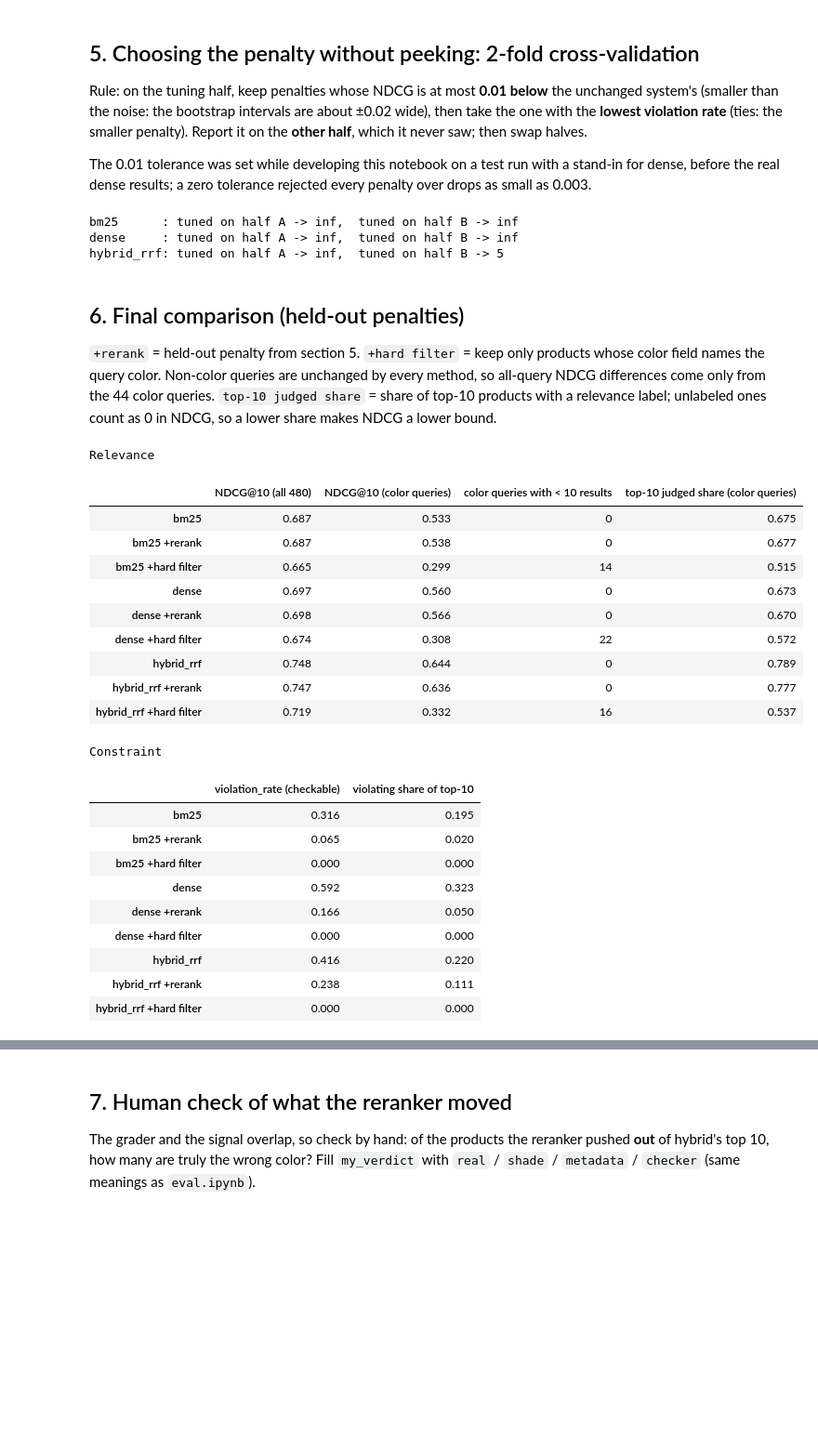
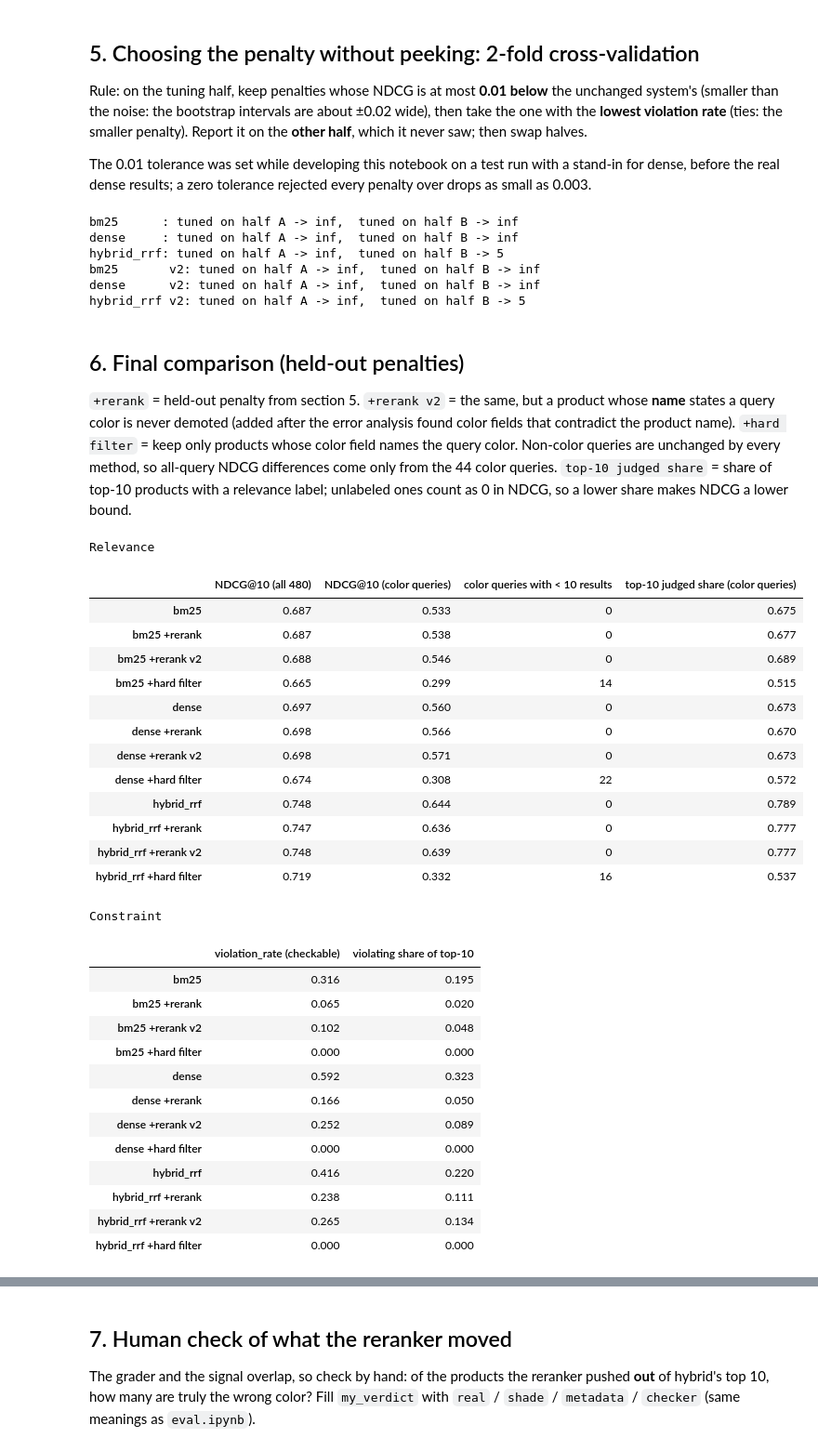
Before and after one commit to prisha2410/constraint-search, a Jupyter notebook: notebooks/04_constraint_rerank.ipynb, the cells around one changed output, grey strips where cells are left out. Shown at 93% size. Drawn from its saved outputs; the diff is of its cells as text; code cells hidden in the pictures; blank space fills up the shorter version.

Commit message:
Add mechanism ablation, failure analysis, second dense model, reranker v2

```diff
--- a/notebooks/04_constraint_rerank.ipynb
+++ b/notebooks/04_constraint_rerank.ipynb
@@ -104,6 +104,11 @@ def signal(qid):
     qcols = query_colors(qtext[qid], LENIENT)
     return lambda p: field_violates(qcols, pcolor.get(p, ""), LENIENT)
 
+def signal_v2(qid):
+    """v2: also spare products whose name states a query color (fixes fields that contradict the name)."""
+    qcols = query_colors(qtext[qid], LENIENT)
+    return lambda p: field_violates(qcols, pcolor.get(p, ""), LENIENT, name=pname.get(p, ""))
+
 rows = []
 for n, r in runs.items():
     for q in color_qids:
@@ -128,8 +133,8 @@ Relevance and violation are in **separate tables** (color queries only; other qu
 # %%
 PENALTIES = [0, 1, 2, 3, 5, 10, 20, float("inf")]
 
-def rerank(run, qids, penalty):
-    return {q: demote(run[q], signal(q), penalty) for q in qids}
+def rerank(run, qids, penalty, sig=signal):
+    return {q: demote(run[q], sig(q), penalty) for q in qids}
 
 def ndcg_per_query(run, qids):
     return [ndcg_at_k(run[q], qrels.get(q, {}), K) for q in qids]
@@ -138,6 +143,7 @@ def viol_per_query(run, qids, among="checkable"):
     return [constraint_violation_rate(run[q], grader(q), K, among) for q in qids]
 
 sweep = {(n, lam): rerank(r, color_qids, lam) for n, r in runs.items() for lam in PENALTIES}
+sweep_v2 = {(n, lam): rerank(r, color_qids, lam, signal_v2) for n, r in runs.items() for lam in PENALTIES}
 
 rel_sweep = pd.DataFrame({lam: {n: np.mean(ndcg_per_query(sweep[n, lam], color_qids)) for n in runs} for lam in PENALTIES})
 viol_sweep = pd.DataFrame({lam: {n: np.nanmean(viol_per_query(sweep[n, lam], color_qids)) for n in runs} for lam in PENALTIES})
@@ -188,10 +194,10 @@ folds = [shuffled[0::2], shuffled[1::2]]
 
 TOL = 0.01
 
-def choose_penalty(n, qids):
-    base = np.mean(ndcg_per_query(sweep[n, 0], qids))
-    ok = [lam for lam in PENALTIES if np.mean(ndcg_per_query(sweep[n, lam], qids)) >= base - TOL]
-    return min(ok, key=lambda lam: (np.nanmean(viol_per_query(sweep[n, lam], qids)), lam))
+def choose_penalty(n, qids, sw=sweep):
+    base = np.mean(ndcg_per_query(sw[n, 0], qids))
+    ok = [lam for lam in PENALTIES if np.mean(ndcg_per_query(sw[n, lam], qids)) >= base - TOL]
+    return min(ok, key=lambda lam: (np.nanmean(viol_per_query(sw[n, lam], qids)), lam))
 
 chosen = {}
 for n in runs:
@@ -202,14 +208,25 @@ for n in runs:
 # held-out run: each query reranked with the penalty chosen on the OTHER half
 held_out = {n: {**{q: sweep[n, chosen[n][1]][q] for q in folds[0]},
                 **{q: sweep[n, chosen[n][0]][q] for q in folds[1]}} for n in runs}
+
+# the same procedure for reranker v2
+chosen_v2 = {n: [choose_penalty(n, folds[i], sweep_v2) for i in (0, 1)] for n in runs}
+for n in runs:
+    print(f"{n:10s} v2: tuned on half A -> {chosen_v2[n][0]},  tuned on half B -> {chosen_v2[n][1]}")
+held_out_v2 = {n: {**{q: sweep_v2[n, chosen_v2[n][1]][q] for q in folds[0]},
+                   **{q: sweep_v2[n, chosen_v2[n][0]][q] for q in folds[1]}} for n in runs}
 # %% [output]
 bm25      : tuned on half A -> inf,  tuned on half B -> inf
 dense     : tuned on half A -> inf,  tuned on half B -> inf
 hybrid_rrf: tuned on half A -> inf,  tuned on half B -> 5
+bm25       v2: tuned on half A -> inf,  tuned on half B -> inf
+dense      v2: tuned on half A -> inf,  tuned on half B -> inf
+hybrid_rrf v2: tuned on half A -> inf,  tuned on half B -> 5
 # %% [markdown]
 ## 6. Final comparison (held-out penalties)
 
-`+rerank` = held-out penalty from section 5. `+hard filter` = keep only products whose color field names the query color.
+`+rerank` = held-out penalty from section 5. `+rerank v2` = the same, but a product whose **name** states a query color is never demoted
+(added after the error analysis found color fields that contradict the product name). `+hard filter` = keep only products whose color field names the query color.
 Non-color queries are unchanged by every method, so all-query NDCG differences come only from the 44 color queries.
 `top-10 judged share` = share of top-10 products with a relevance label; unlabeled ones count as 0 in NDCG, so a lower share makes NDCG a lower bound.
 # %%
@@ -220,50 +237,57 @@ def filtered(run, qids):
         out[q] = hard_filter(run[q], lambda p: field_matches(qcols, pcolor.get(p, ""), LENIENT))
     return out
 
 def judged_share(run, qids):
     """Share of returned top-10 products that have a relevance label (queries with no results are skipped)."""
     return np.mean([np.mean([p in qrels.get(q, {}) for p in run[q][:K]]) for q in qids if run[q]])
 
 methods = {}
 for n, r in runs.items():
     methods[n] = r
     methods[n + " +rerank"]      = {**r, **held_out[n]}
+    methods[n + " +rerank v2"]   = {**r, **held_out_v2[n]}
     methods[n + " +hard filter"] = {**r, **filtered(r, color_qids)}
 
 relevance = pd.DataFrame({
     "NDCG@10 (all 480)":       {m: np.mean(ndcg_per_query(r, all_q)) for m, r in methods.items()},
     "NDCG@10 (color queries)": {m: np.mean(ndcg_per_query(r, color_qids)) for m, r in methods.items()},
     "color queries with < 10 results": {m: sum(len(r[q]) < K for q in color_qids) for m, r in methods.items()},
     "top-10 judged share (color queries)": {m: judged_share(r, color_qids) for m, r in methods.items()},
 })
 constraint = pd.DataFrame({
     "violation_rate (checkable)": {m: np.nanmean(viol_per_query(r, color_qids)) for m, r in methods.items()},
     "violating share of top-10":  {m: np.mean(viol_per_query(r, color_qids, "k")) for m, r in methods.items()},
 })
 print("Relevance"); display(relevance.round(3))
 print("Constraint"); display(constraint.round(3))
 # %% [output]
 Relevance
 |  | NDCG@10 (all 480) | NDCG@10 (color queries) | color queries with < 10 results | top-10 judged share (color queries) |
 | bm25 | 0.687 | 0.533 | 0 | 0.675 |
 | bm25 +rerank | 0.687 | 0.538 | 0 | 0.677 |
+| bm25 +rerank v2 | 0.688 | 0.546 | 0 | 0.689 |
 | bm25 +hard filter | 0.665 | 0.299 | 14 | 0.515 |
 | dense | 0.697 | 0.560 | 0 | 0.673 |
 | dense +rerank | 0.698 | 0.566 | 0 | 0.670 |
+| dense +rerank v2 | 0.698 | 0.571 | 0 | 0.673 |
 | dense +hard filter | 0.674 | 0.308 | 22 | 0.572 |
 | hybrid_rrf | 0.748 | 0.644 | 0 | 0.789 |
 | hybrid_rrf +rerank | 0.747 | 0.636 | 0 | 0.777 |
+| hybrid_rrf +rerank v2 | 0.748 | 0.639 | 0 | 0.777 |
 | hybrid_rrf +hard filter | 0.719 | 0.332 | 16 | 0.537 |
 Constraint
 |  | violation_rate (checkable) | violating share of top-10 |
 | bm25 | 0.316 | 0.195 |
 | bm25 +rerank | 0.065 | 0.020 |
+| bm25 +rerank v2 | 0.102 | 0.048 |
 | bm25 +hard filter | 0.000 | 0.000 |
 | dense | 0.592 | 0.323 |
 | dense +rerank | 0.166 | 0.050 |
+| dense +rerank v2 | 0.252 | 0.089 |
 | dense +hard filter | 0.000 | 0.000 |
 | hybrid_rrf | 0.416 | 0.220 |
 | hybrid_rrf +rerank | 0.238 | 0.111 |
+| hybrid_rrf +rerank v2 | 0.265 | 0.134 |
 | hybrid_rrf +hard filter | 0.000 | 0.000 |
 # %%
 PAIRS = [("bm25 +rerank", "bm25"), ("dense +rerank", "dense"), ("hybrid_rrf +rerank", "hybrid_rrf"),
```
Also changed, not shown: parts of 2 cells of this notebook, 3 other files.
